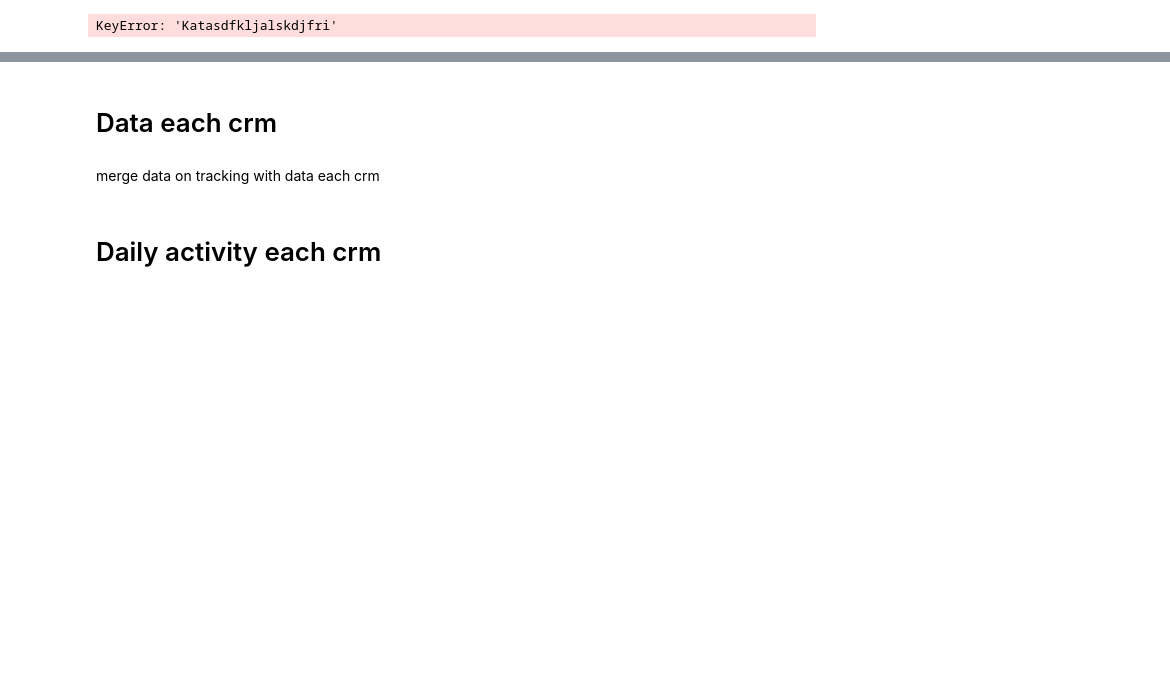
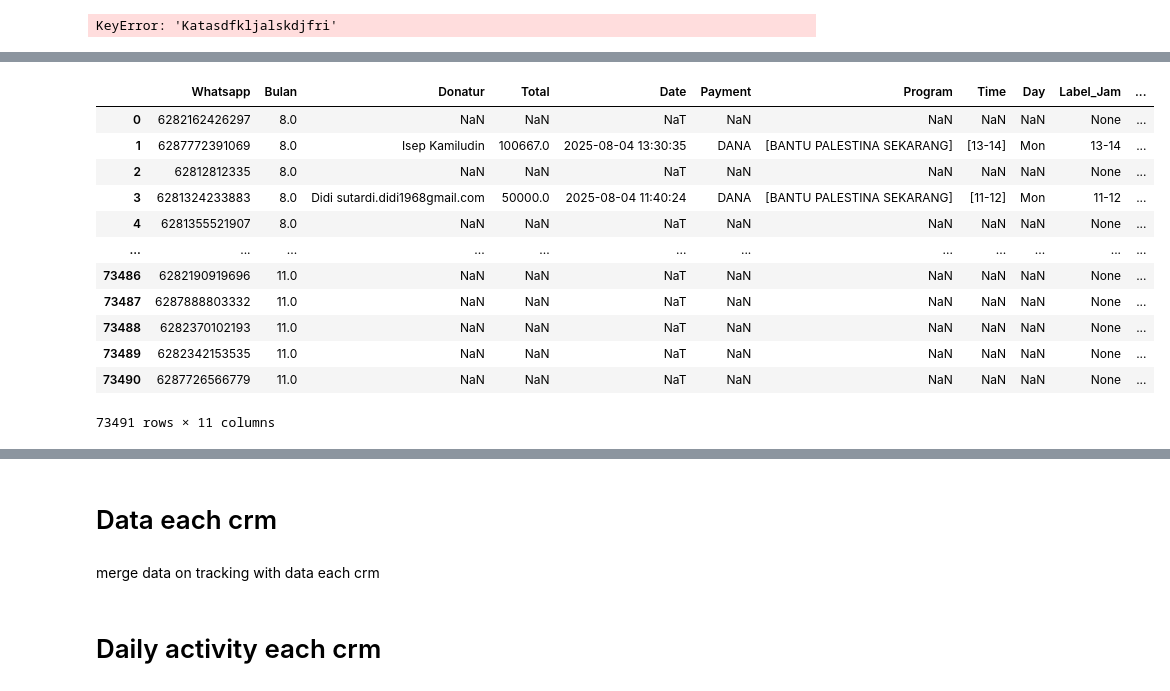
Before and after one commit to frqwuzhere/data_processing_with_python, a Jupyter notebook: untuk_cs/Tracking_Data/tracking copy.ipynb, the cells around one changed output, grey strips where cells are left out. Drawn from its saved outputs; the diff is of its cells as text; code cells hidden in the pictures; blank space fills up the shorter version.

```diff
--- a/untuk_cs/Tracking_Data/tracking copy.ipynb
+++ b/untuk_cs/Tracking_Data/tracking copy.ipynb
@@ -1167,0 +1260,57 @@ KeyError: 'Katasdfkljalskdjfri'
+# %%
+from collections import Counter
+import pandas as pd
+import ast
+import math
+
+def custom_mode_from_list(time_list):
+    # if the value is nan then return none
+    if isinstance(time_list, float) and math.isnan(time_list):
+        return None
+
+    # change the value to list
+    if not isinstance(time_list, list):
+        time_list = [time_list]
+
+    # remove nan from the list
+    cleaned = [x for x in time_list if not (isinstance(x, float) and math.isnan(x))]
+
+    if len(cleaned) == 0:
+        return None
+    if len(cleaned) == 1:
+        return cleaned[0]
+
+    counter = Counter(cleaned)
+    mc = counter.most_common()
+
+    # if there is more than one and the top freq is tie then return the last value
+    if len(mc) > 1 and mc[0][1] == mc[1][1]:
+        return cleaned[-1]
+
+    return mc[0][0]  # mode tunggal
+
+# if column value contains string list change to list
+all_agg['Time'] = all_agg['Time'].apply(
+    lambda x: ast.literal_eval(x) if isinstance(x, str) else x
+)
+
+all_agg['Label_Jam'] = all_agg['Time'].apply(custom_mode_from_list)
+
+# input the final program from the previous processing
+all_agg["Final_Program"] = final_programs
+# %%
+all_agg
+# %% [output]
+|  | Whatsapp | Bulan | Donatur | Total | Date | Payment | Program | Time | Day | Label_Jam | ... |
+| 0 | 6282162426297 | 8.0 | NaN | NaN | NaT | NaN | NaN | NaN | NaN | None | ... |
+| 1 | 6287772391069 | 8.0 | Isep Kamiludin | 100667.0 | 2025-08-04 13:30:35 | DANA | [BANTU PALESTINA SEKARANG] | [13-14] | Mon | 13-14 | ... |
+| 2 | 62812812335 | 8.0 | NaN | NaN | NaT | NaN | NaN | NaN | NaN | None | ... |
+| 3 | 6281324233883 | 8.0 | Didi sutardi.didi1968gmail.com | 50000.0 | 2025-08-04 11:40:24 | DANA | [BANTU PALESTINA SEKARANG] | [11-12] | Mon | 11-12 | ... |
+| 4 | 6281355521907 | 8.0 | NaN | NaN | NaT | NaN | NaN | NaN | NaN | None | ... |
+| ... | ... | ... | ... | ... | ... | ... | ... | ... | ... | ... | ... |
+| 73486 | 6282190919696 | 11.0 | NaN | NaN | NaT | NaN | NaN | NaN | NaN | None | ... |
+| 73487 | 6287888803332 | 11.0 | NaN | NaN | NaT | NaN | NaN | NaN | NaN | None | ... |
+| 73488 | 6282370102193 | 11.0 | NaN | NaN | NaT | NaN | NaN | NaN | NaN | None | ... |
+| 73489 | 6282342153535 | 11.0 | NaN | NaN | NaT | NaN | NaN | NaN | NaN | None | ... |
+| 73490 | 6287726566779 | 11.0 | NaN | NaN | NaT | NaN | NaN | NaN | NaN | None | ... |
+73491 rows × 11 columns
```
Also changed, not shown: parts of 39 cells of this notebook, 22 other files.
